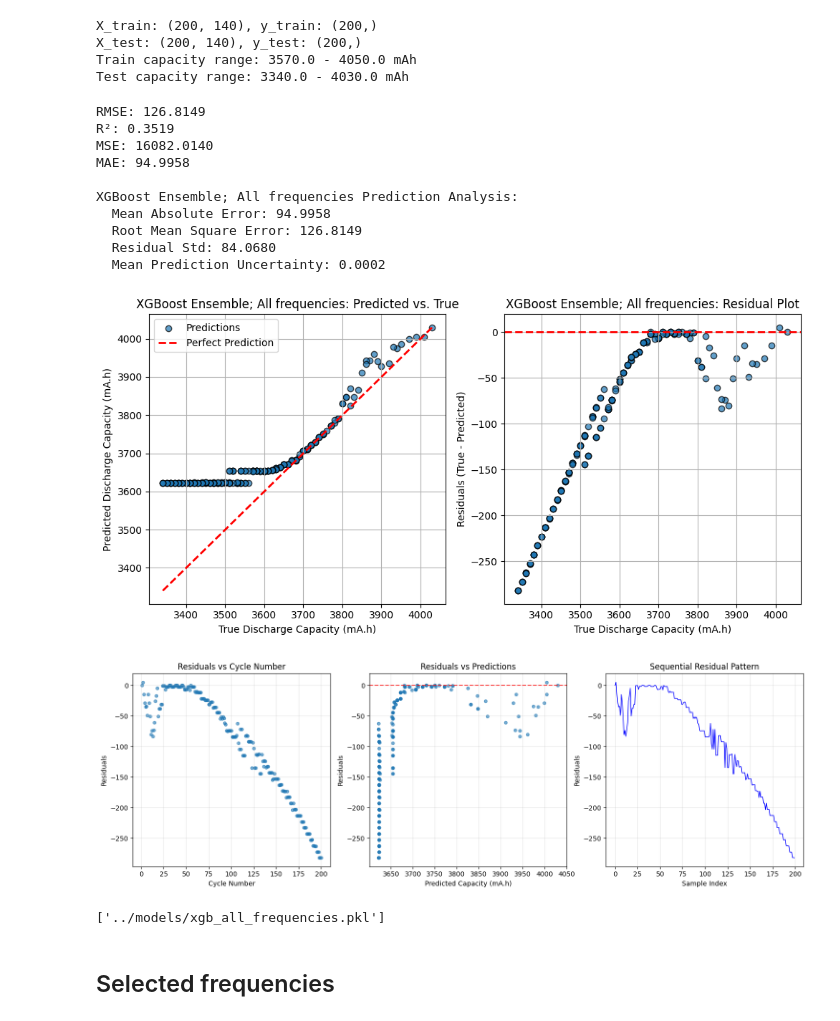
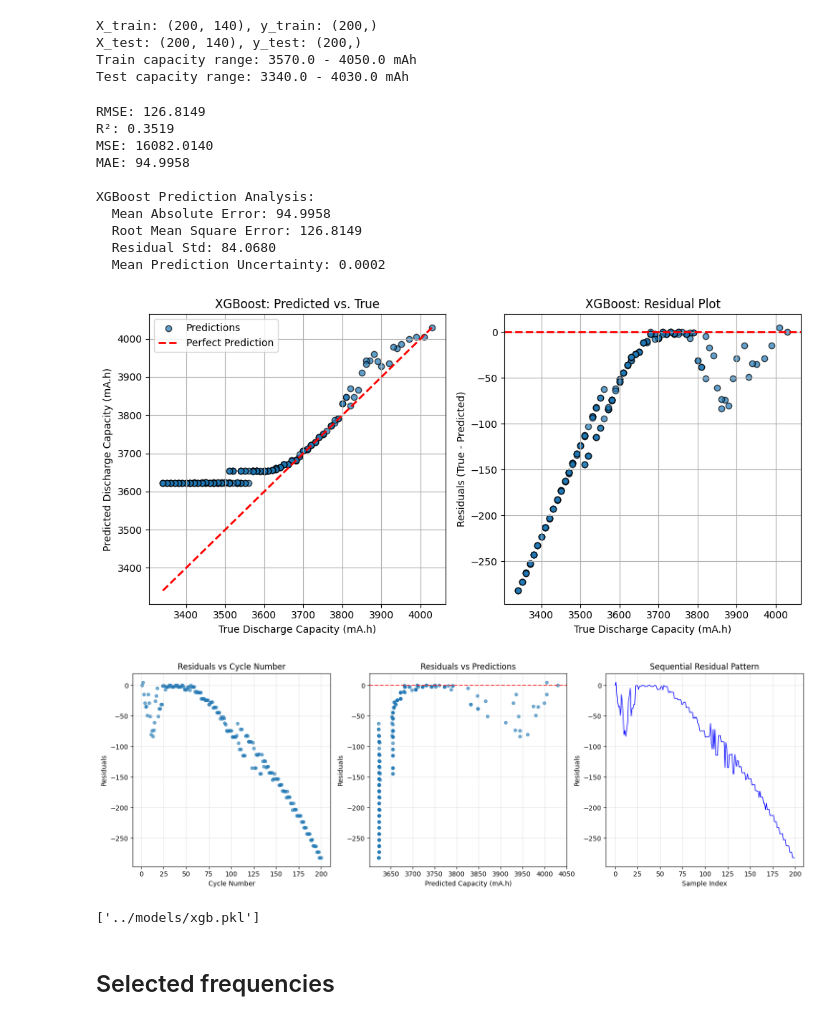
Before and after one commit to NithinJakrebet/eis-ml, a Jupyter notebook: notebooks/gradient_boosting.ipynb, the cells around one changed output. Drawn from its saved outputs; the diff is of its cells as text; code cells hidden in the pictures.

```diff
--- a/notebooks/gradient_boosting.ipynb
+++ b/notebooks/gradient_boosting.ipynb
@@ -37,25 +37,25 @@ Test capacity range: 3340.0 - 4030.0 mAh
 # %%
 models = xgb_scripts.train_ensemble_model(X_train, y_train)
 y_pred_mean, y_pred_std, all_predictions = xgb_scripts.predict_ensemble(models, X_test)
 
 rmse, r2, mse, mae = evaluate.evaluate_model(y_test, y_pred_mean)
 print(f"RMSE: {rmse:.4f}\nR²: {r2:.4f}\nMSE: {mse:.4f}\nMAE: {mae:.4f}")
 
-prediction_fig = plots.model_predictions(y_test, y_pred_mean, y_pred_std, title_prefix="XGBoost Ensemble; All frequencies")
+prediction_fig = plots.model_predictions(y_test, y_pred_mean, y_pred_std, title_prefix="XGBoost")
 
 plt.show()
 # %% [output]
 RMSE: 126.8149
 R²: 0.3519
 MSE: 16082.0140
 MAE: 94.9958
 
-XGBoost Ensemble; All frequencies Prediction Analysis:
+XGBoost Prediction Analysis:
   Mean Absolute Error: 94.9958
   Root Mean Square Error: 126.8149
   Residual Std: 84.0680
   Mean Prediction Uncertainty: 0.0002
-[figure, old version]
+[figure, new version]
 # %%
 residuals = y_test - y_pred_mean
 cycle_numbers = np.linspace(1, 200, len(residuals)).astype(int)
@@ -69,15 +69,14 @@ metrics_dict = {
 
 model_info = {
     'model': 'XGBoost Ensemble',
-    'frequency_selection': 'none (all 69 frequencies)'
 }
 
-evaluate.save_results('xgboost_all_frequencies', X_train, X_test, metrics_dict, model_info, fig=prediction_fig)
-evaluate.save_residual_analysis('xgboost_all_frequencies', residuals, cycle_numbers, y_pred_mean)
-joblib.dump(models, '../models/xgb_all_frequencies.pkl')
+evaluate.save_results('xgb', X_train, X_test, metrics_dict, model_info, fig=prediction_fig)
+evaluate.save_residual_analysis('xgb', residuals, cycle_numbers, y_pred_mean)
+joblib.dump(models, '../models/xgb.pkl')
 # %% [output]
 [figure]
-['../models/xgb_all_frequencies.pkl']
+['../models/xgb.pkl']
 # %% [markdown]
 ## Selected frequencies
 # %%
```
Also changed, not shown: parts of 17 cells of this notebook, 46 other files.
